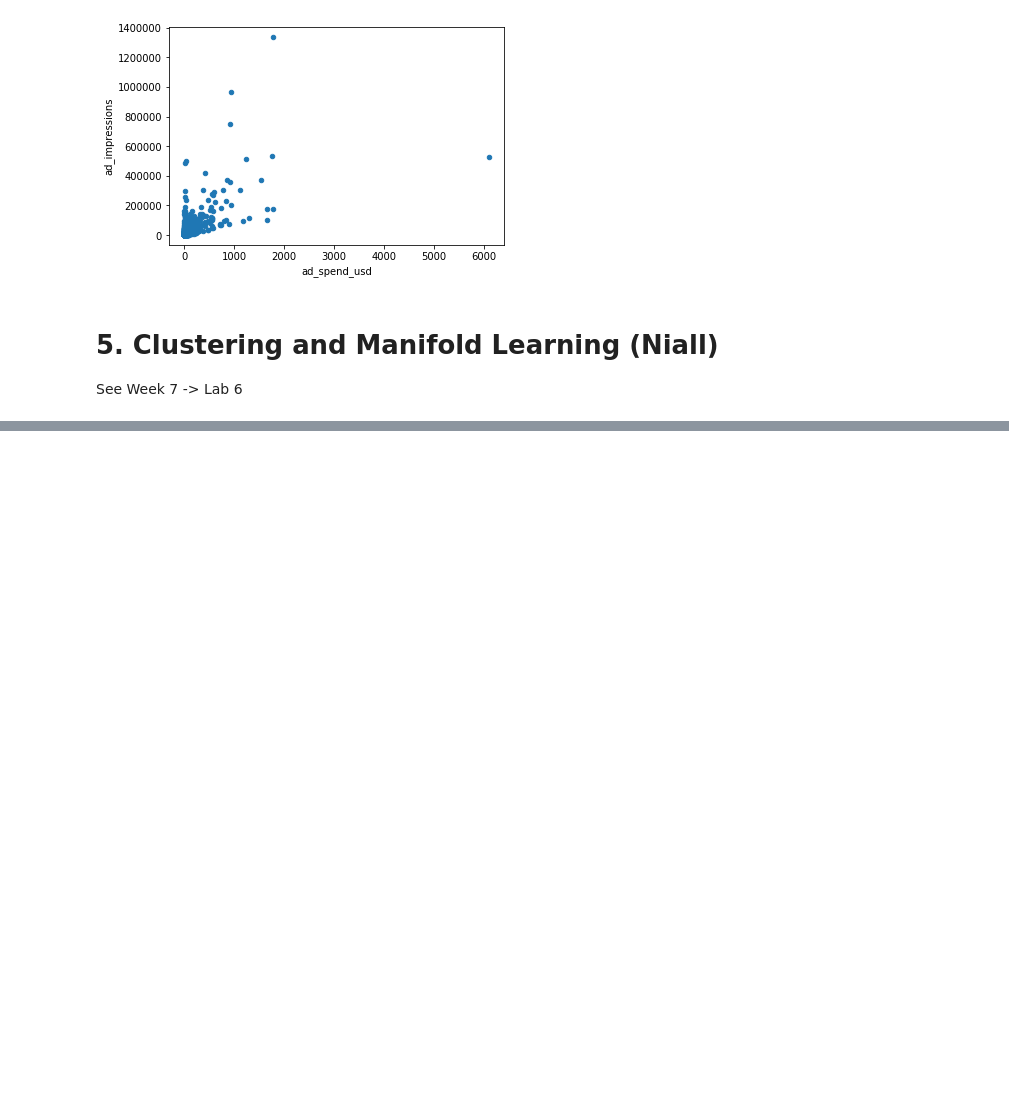
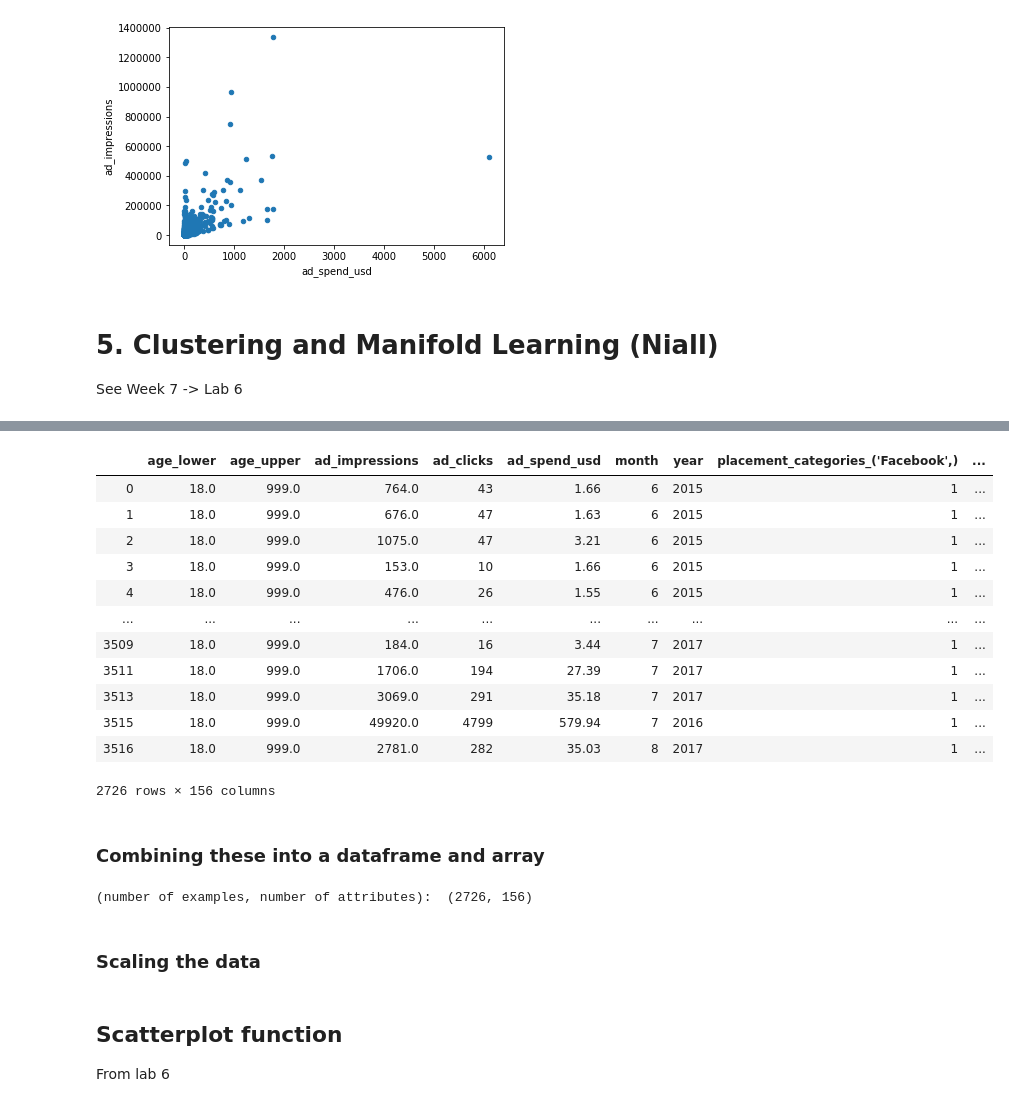
Before and after one commit to NiallDillane/cs4055-DataMining, a Jupyter notebook: project/Russian Ads Analysis - Clustering.ipynb, the cells around one changed output, grey strips where cells are left out. Saved outputs shown, nothing was run; the diff lists cells and outputs as text; code cells hidden in the pictures; blank space fills up the shorter version.

```diff
--- a/project/Russian Ads Analysis - Clustering.ipynb
+++ b/project/Russian Ads Analysis - Clustering.ipynb
@@ -110,0 +126,27 @@ print('(number of examples, number of attributes): ', cluster_data.shape)
+# %%
+dfNumEncode = pd.merge(dfClusterNum, dfEncoded, on='ad_id', how='inner').dropna()
+dfNumEncode.drop(['ad_id'], axis=1, inplace=True)
+dfNumEncode
+# %% [output]
+|  | age_lower | age_upper | ad_impressions | ad_clicks | ad_spend_usd | month | year | placement_categories_('Facebook',) | ... |
+| 0 | 18.0 | 999.0 | 764.0 | 43 | 1.66 | 6 | 2015 | 1 | ... |
+| 1 | 18.0 | 999.0 | 676.0 | 47 | 1.63 | 6 | 2015 | 1 | ... |
+| 2 | 18.0 | 999.0 | 1075.0 | 47 | 3.21 | 6 | 2015 | 1 | ... |
+| 3 | 18.0 | 999.0 | 153.0 | 10 | 1.66 | 6 | 2015 | 1 | ... |
+| 4 | 18.0 | 999.0 | 476.0 | 26 | 1.55 | 6 | 2015 | 1 | ... |
+| ... | ... | ... | ... | ... | ... | ... | ... | ... | ... |
+| 3509 | 18.0 | 999.0 | 184.0 | 16 | 3.44 | 7 | 2017 | 1 | ... |
+| 3511 | 18.0 | 999.0 | 1706.0 | 194 | 27.39 | 7 | 2017 | 1 | ... |
+| 3513 | 18.0 | 999.0 | 3069.0 | 291 | 35.18 | 7 | 2017 | 1 | ... |
+| 3515 | 18.0 | 999.0 | 49920.0 | 4799 | 579.94 | 7 | 2016 | 1 | ... |
+| 3516 | 18.0 | 999.0 | 2781.0 | 282 | 35.03 | 8 | 2017 | 1 | ... |
+2726 rows × 156 columns
+# %% [markdown]
+### Combining these into a dataframe and array
+# %%
+numEncode_data = np.array(dfNumEncode.values, dtype=float)
+print('(number of examples, number of attributes): ', numEncode_data.shape)
+# %% [output]
+(number of examples, number of attributes):  (2726, 156)
+# %% [markdown]
+### Scaling the data
@@ -110,0 +156,3 @@ print('(number of examples, number of attributes): ', cluster_data.shape)
+# %% [markdown]
+## Scatterplot function
+From lab 6
```
Also changed, not shown: parts of 24 cells of this notebook.
